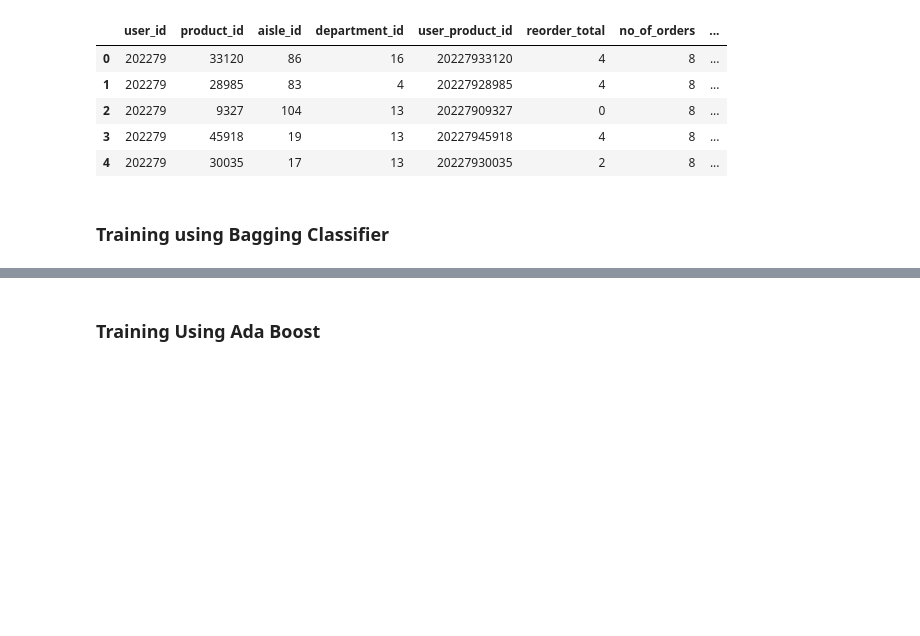
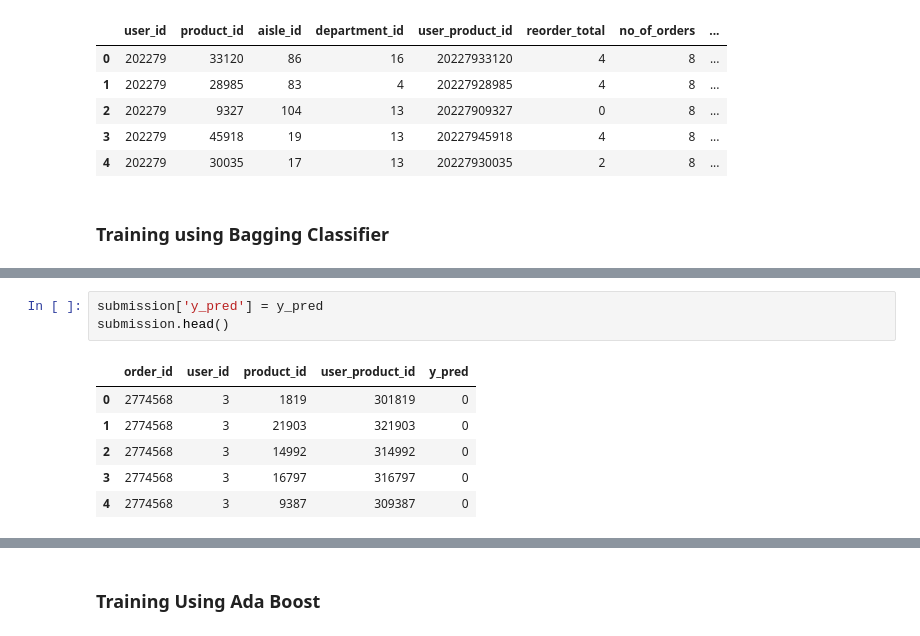
Before and after one commit to juemura/cs241, a Jupyter notebook: ianPortion.ipynb, the cells around one changed output, grey strips where cells are left out. Saved outputs shown, nothing was run; the diff lists cells and outputs as text; blank space fills up the shorter version.

Commit message:
creating submission file

```diff
--- a/ianPortion.ipynb
+++ b/ianPortion.ipynb
@@ -657,0 +660,10 @@ y_pred.head()
+# %%
+submission['y_pred'] = y_pred
+submission.head()
+# %% [output]
+|  | order_id | user_id | product_id | user_product_id | y_pred |
+| 0 | 2774568 | 3 | 1819 | 301819 | 0 |
+| 1 | 2774568 | 3 | 21903 | 321903 | 0 |
+| 2 | 2774568 | 3 | 14992 | 314992 | 0 |
+| 3 | 2774568 | 3 | 16797 | 316797 | 0 |
+| 4 | 2774568 | 3 | 9387 | 309387 | 0 |
```
Also changed, not shown: parts of 6 cells of this notebook, 1 other file.
